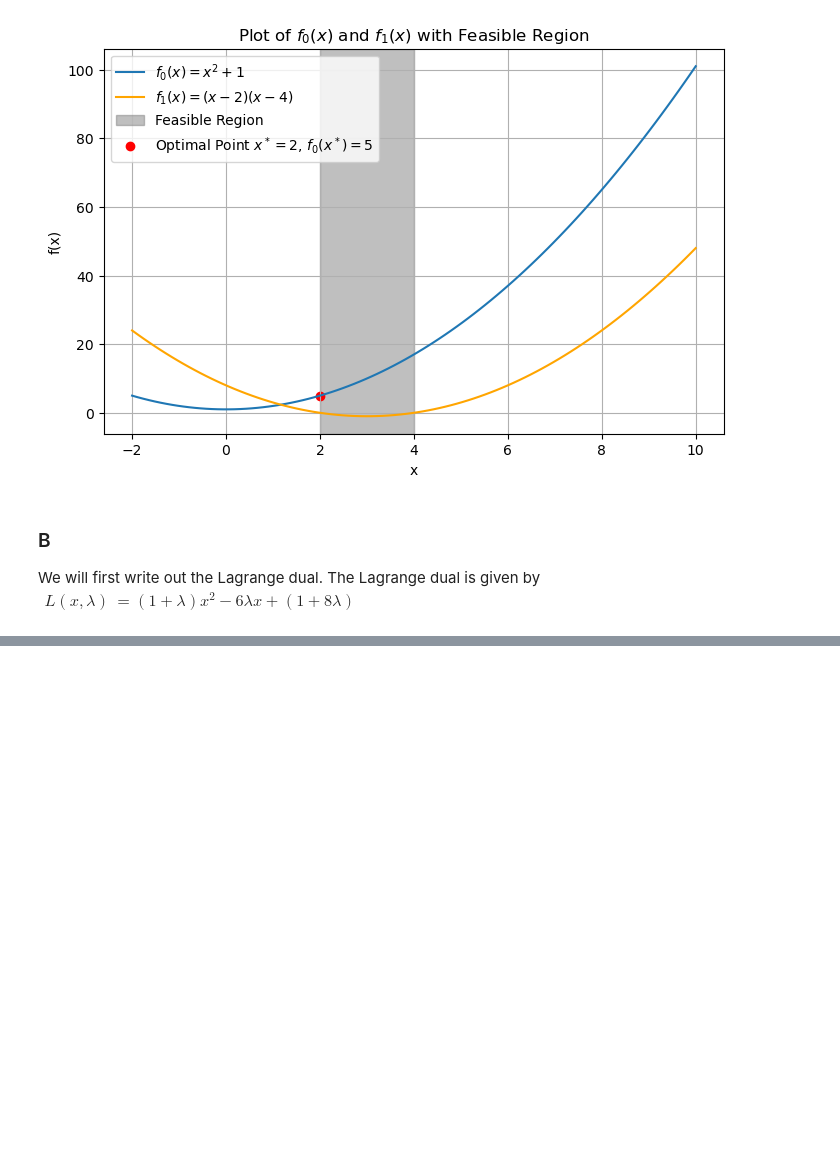
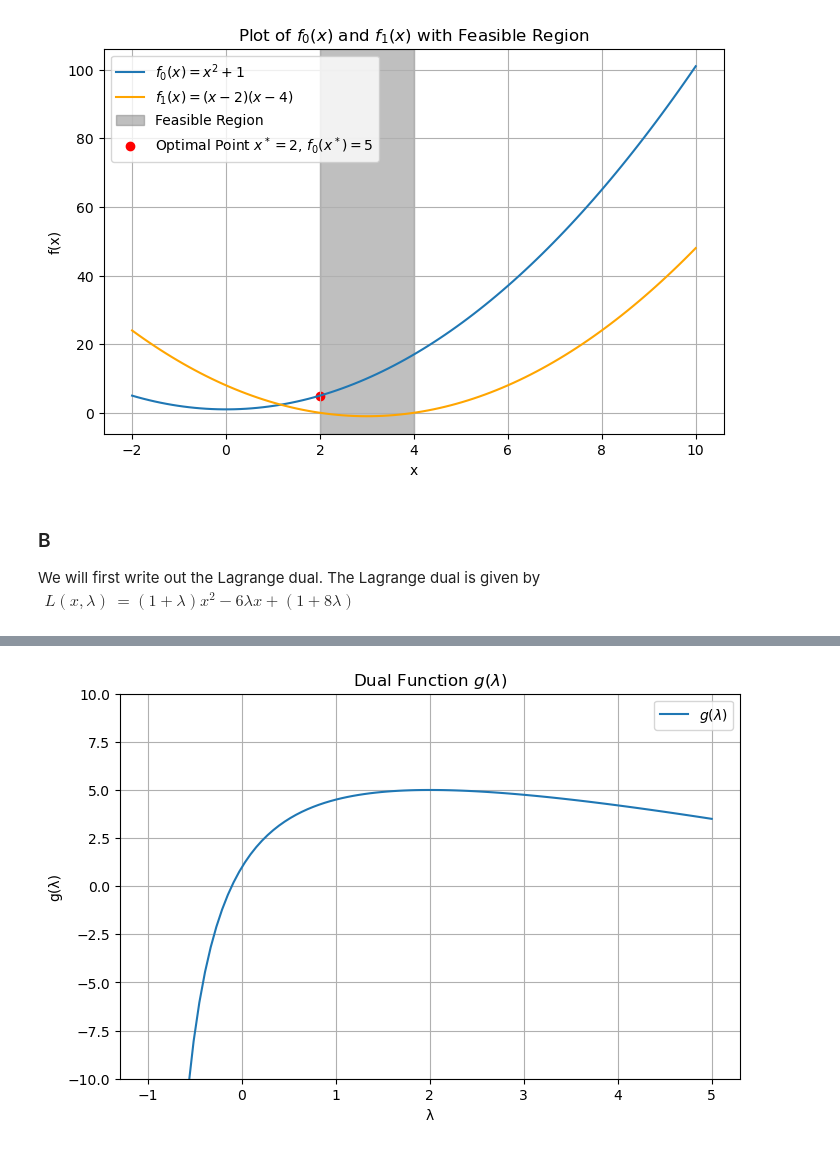
Before and after one commit to varkmiti/S-DS-432, a Jupyter notebook: PSET1/pset1.ipynb, the cells around one changed output, grey strips where cells are left out. Saved outputs shown, nothing was run; the diff lists cells and outputs as text; code cells hidden in the pictures; blank space fills up the shorter version.

```diff
--- a/PSET1/pset1.ipynb
+++ b/PSET1/pset1.ipynb
@@ -61,0 +96,17 @@ plt.show()
+# %%
+# plot the dual function in lambda
+def dual_function(lam):
+    return (-9*(lam**2)) / (1 + lam) + (1 + 8 * lam)
+
+lambdas = np.linspace(-0.99999, 5, 100)
+plt.figure(figsize=(8, 5))
+plt.plot(lambdas, dual_function(lambdas), label='$g(λ)$')
+plt.xlabel('λ')
+plt.ylabel('g(λ)')
+plt.title('Dual Function $g(λ)$')
+plt.ylim(-10, 10)
+plt.legend()
+plt.grid(True)
+plt.show()
+# %% [output]
+[figure, added]
```
Also changed, not shown: parts of 10 cells of this notebook.
